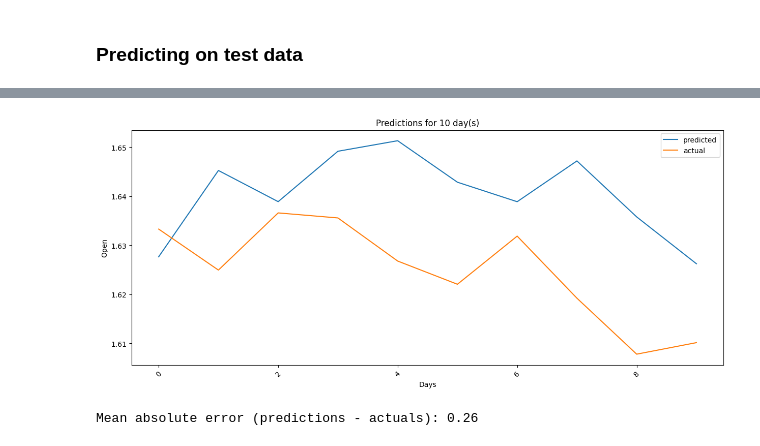
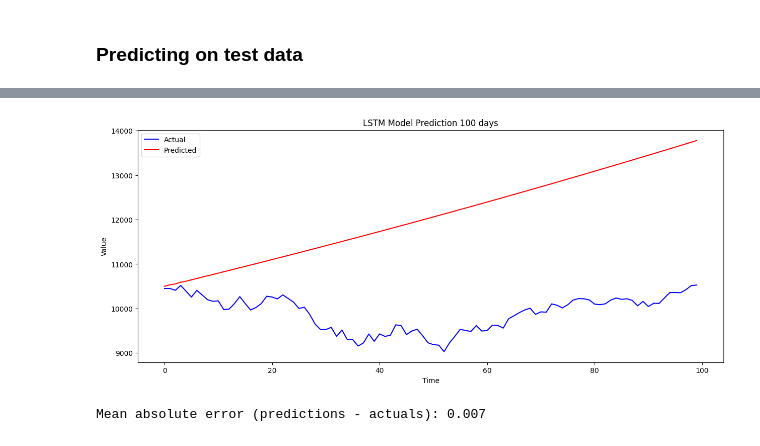
Before and after one commit to Rol3ert99/stock-predictions, a Jupyter notebook: conv1d.ipynb, the cells around one changed output, grey strips where cells are left out. Drawn from its saved outputs; the diff is of its cells as text; code cells hidden in the pictures.

Commit message:
Prediction conv1d for 100 days

```diff
--- a/conv1d.ipynb
+++ b/conv1d.ipynb
@@ -48,7 +44,7 @@ WINDOW_SIZE = 10
 FEATURE_SIZE = 1
 
 def df_to_X_y(df, window_size = 6):
-    df_as_np = df.to_numpy()
+    df_as_np = df
     X = []
     y = []
     for i in range(len(df_as_np) - window_size):
@@ -65,8 +61,8 @@ X.shape, y.shape
 # %% [markdown]
 ## Splitting data into training, validating and testing datasets
 # %%
-train_len = int(stock_NYA_df.shape[0] * 0.6)
-test_val_len = int(stock_NYA_df.shape[0] * 0.2)
+train_len = int(stock_NYA_df.shape[0] * 0.8)
+test_val_len = int(stock_NYA_df.shape[0] * 0.1)
 
 X_train, y_train = X[:train_len], y[:train_len]
 X_val, y_val = X[train_len: train_len + test_val_len], y[train_len: train_len + test_val_len]
@@ -127,7 +117,7 @@ Skipping registering GPU devices...
 # %%
-model.compile(loss='mean_squared_error', optimizer=tf.keras.optimizers.Adam(learning_rate=0.0001), metrics=['mae'])
+model.compile(loss='mean_squared_error', optimizer=tf.keras.optimizers.Adam(learning_rate=0.001), metrics=['mae'])
 # %%
-EPOCHS = 100
+EPOCHS = 30
 BATCH_SIZE = 128
 
-history = model.fit(X_train, y_train, validation_data=(X_val, y_val), epochs=EPOCHS, batch_size=BATCH_SIZE, verbose = 0)
+history = model.fit(X_train, y_train, validation_data=(X_val, y_val), epochs=EPOCHS, batch_size=BATCH_SIZE)
@@ -151,20 +159,23 @@ pred = model.predict(X_test)
 # %%
-SLICE_START = 1200 #plot begin point
-SLICE_LEN = 10 #predictions amount
+predictions = []
+num_predictions = 100
 
-a = y_train.shape[0] + y_val.shape[0]
-x = dates[a + SLICE_START: a + SLICE_START + SLICE_LEN].to_numpy()
-x.reshape(((len(x), 1)))
+current_window = X_test[0].reshape(1, -1, 1)
 
-x = range(SLICE_LEN) #comment this to see dates on x axis
+for i in range(num_predictions):
+    predict_val = model.predict(current_window)
+    predictions.append(predict_val[0, 0])
+    current_window = np.concatenate((current_window[:, 1:, :], predict_val.reshape(1, 1, 1)), axis=1)
+
+y_test_actual = scaler.inverse_transform(np.array(y_test).reshape(-1, 1))
+predictions_actual = scaler.inverse_transform(np.array(predictions).reshape(-1, 1))
 
 plt.figure(figsize=(15, 6))
-plt.plot(x, pred[SLICE_START: SLICE_START + SLICE_LEN], label='predicted')
-plt.plot(x, y_test[SLICE_START:SLICE_START + SLICE_LEN], label = 'actual')
-plt.xlabel('Days')
-plt.ylabel('Open')
-plt.title(f'Predictions for {SLICE_LEN} day(s)')
-plt.xticks(rotation=45)
+plt.plot(y_test_actual[:num_predictions], label='Actual', color='blue')
+plt.plot(predictions_actual, label='Predicted', color='red')
+plt.title('LSTM Model Prediction 100 days')
+plt.xlabel('Time')
+plt.ylabel('Value')
 plt.legend()
 plt.show()
 # %% [output]
@@ -171,5 +199,5 @@ plt.show()
-[figure, old version]
+[figure, new version]
 # %%
-print('Mean absolute error (predictions - actuals): {:.2f}'.format(mean_absolute_error(y_test, pred)))
+print('Mean absolute error (predictions - actuals): {:.3f}'.format(mean_absolute_error(y_test, pred)))
 # %% [output]
-Mean absolute error (predictions - actuals): 0.26
+Mean absolute error (predictions - actuals): 0.007
```
Also changed, not shown: parts of 10 cells of this notebook.
